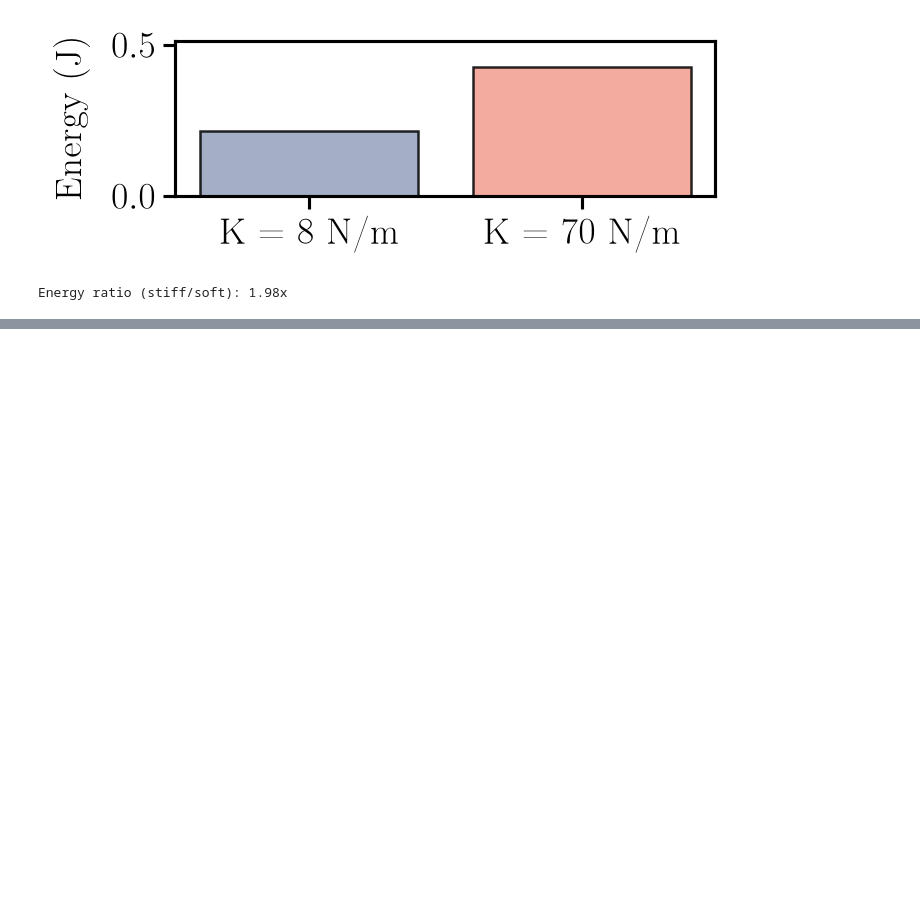
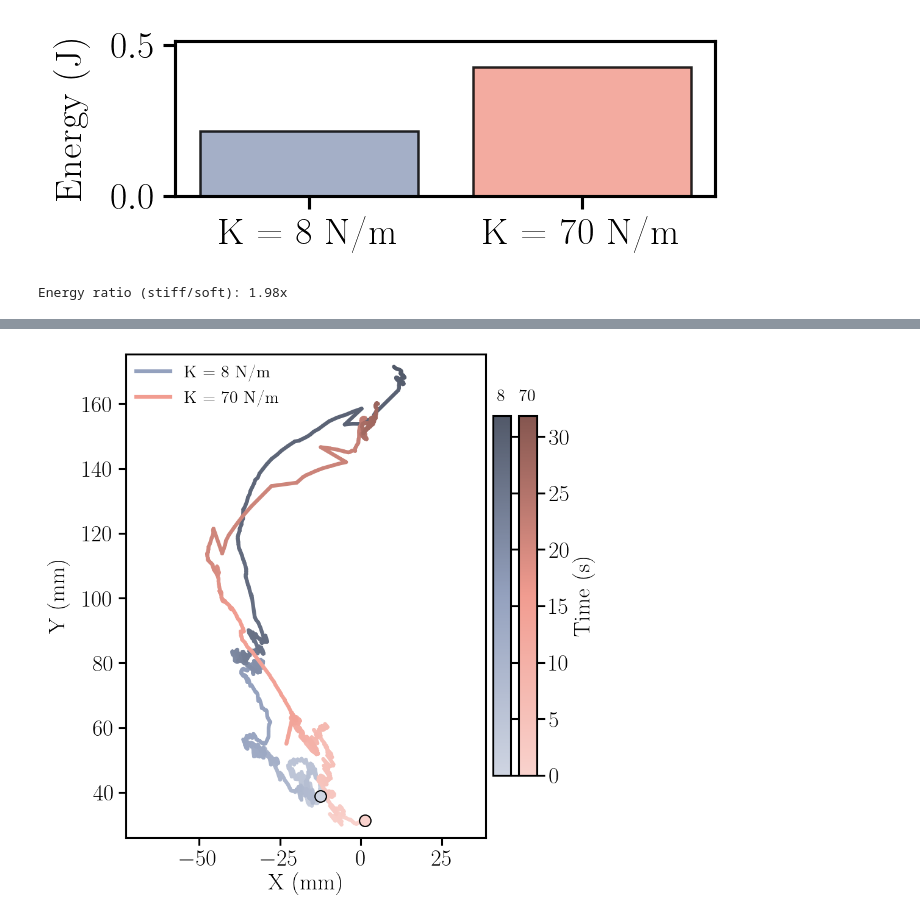
Before and after one commit to CREATE-Lab-EPFL/SoftVMC, a Jupyter notebook: ContactAndShaping/plot_surface_tracking.ipynb, the cells around one changed output, grey strips where cells are left out. Drawn from its saved outputs; the diff is of its cells as text; code cells hidden in the pictures; blank space fills up the shorter version.

```diff
--- a/ContactAndShaping/plot_surface_tracking.ipynb
+++ b/ContactAndShaping/plot_surface_tracking.ipynb
@@ -87,0 +232,68 @@ Energy ratio (stiff/soft): 1.98x
+# %%
+from matplotlib.collections import LineCollection
+from matplotlib.colors import LinearSegmentedColormap, Normalize, to_rgb
+from matplotlib.lines import Line2D
+
+# XY trajectory (corrected data): Y vs X for both stiffnesses, equal axis
+# scaling so the path shape isn't distorted. Colour encodes time: each run
+# keeps its usual hue (colors_compare, as in the plots above) and goes light
+# (start) -> dark (end), on one shared time scale. Circle = start.
+XY_FIG_H     = 6.0   # inches -- TUNE THIS; width follows from the data's aspect ratio
+XY_LINEWIDTH = 3.0
+XY_LIGHT     = 0.55  # start-of-run tint: fraction mixed with white -- TUNE THIS
+XY_DARK      = 0.45  # end-of-run shade: fraction mixed with black -- TUNE THIS
+XY_LEGEND_KW = dict(loc='upper left', framealpha=0.9)  # TUNE THIS
+
+
+def time_cmap(color):
+    c = np.array(to_rgb(color))
+    return LinearSegmentedColormap.from_list(
+        f'time_{color}', [c + (1 - c) * XY_LIGHT, c, c * (1 - XY_DARK)])
+
+
+xy_cmaps = {k: time_cmap(color) for k, color in zip(k_compare, colors_compare)}
+
+x_all = np.concatenate([track_cmp[k][1] for k in k_compare])
+y_all = np.concatenate([track_cmp[k][2] for k in k_compare])
+xy_aspect = (x_all.max() - x_all.min()) / (y_all.max() - y_all.min())
+norm = Normalize(vmin=0, vmax=max(track_cmp[k][0][-1] for k in k_compare))
+
+fig, ax = plt.subplots(figsize=(XY_FIG_H * xy_aspect + 3.5, XY_FIG_H), layout='constrained')
+legend_handles = []
+for k, label in zip(k_compare, value_labels):
+    t_k, x_k, y_k = track_cmp[k]
+    cmap = xy_cmaps[k]
+    pts  = np.column_stack([x_k, y_k]).reshape(-1, 1, 2)
+    segs = np.concatenate([pts[:-1], pts[1:]], axis=1)
+    lc = LineCollection(segs, cmap=cmap, norm=norm, linewidth=XY_LINEWIDTH,
+                        capstyle='round', joinstyle='round', zorder=3)
+    lc.set_array(0.5 * (t_k[:-1] + t_k[1:]))
+    ax.add_collection(lc)
+    ax.plot(x_k[0], y_k[0], 'o', color=cmap(0.0), markersize=9, markeredgecolor='black', zorder=4)
+    legend_handles.append(Line2D([], [], color=cmap(0.5), linewidth=XY_LINEWIDTH, label=label))
+
+ax.autoscale_view()
+ax.set_aspect('equal', adjustable='datalim')
+ax.set_xlabel('X (mm)')
+ax.set_ylabel('Y (mm)', labelpad=YLABEL_PAD)
+ax.grid(GRID)
+ax.legend(handles=legend_handles, **XY_LEGEND_KW)
+
+# One colorbar per stiffness (same time scale), titled with its K. constrained
+# layout puts each new colorbar *between* the axes and the previous ones, so
+# they're added outermost-first; only the outermost carries tick numbers and
+# the 'Time (s)' label.
+for i, k in enumerate(reversed(k_compare)):
+    sm = plt.cm.ScalarMappable(cmap=xy_cmaps[k], norm=norm)
+    cbar = fig.colorbar(sm, ax=ax, fraction=0.05, pad=0.02)
+    cbar.ax.set_title(f'{k}', fontsize=LEGEND_FONT_SIZE)
+    if i == 0:
+        cbar.set_label('Time (s)')
+    else:
+        cbar.ax.tick_params(labelright=False)
+
+fig.savefig(os.path.join('outputs', 'surface_tracking', 'k_compare_xy.pdf'))
+fig.savefig(os.path.join('outputs', 'surface_tracking', 'k_compare_xy.png'), dpi=300)
+plt.show()
+# %% [output]
+[figure, added]
```
Also changed, not shown: parts of 4 cells of this notebook, 22 other files.
